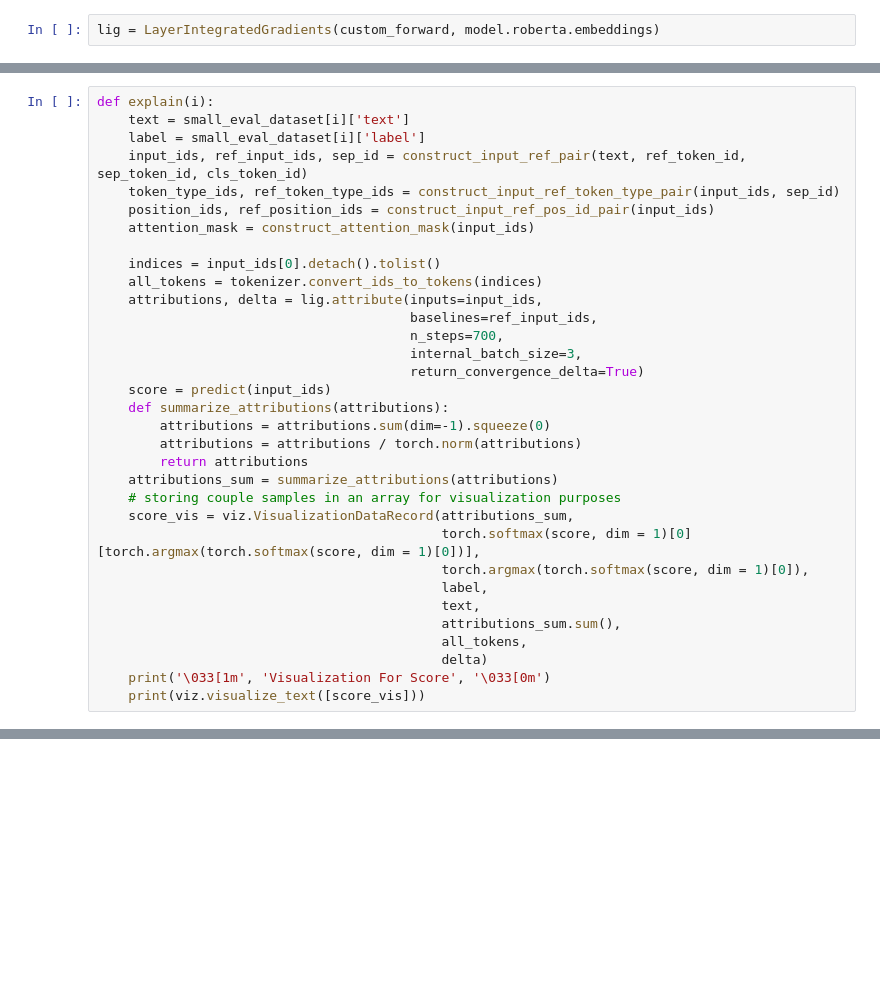
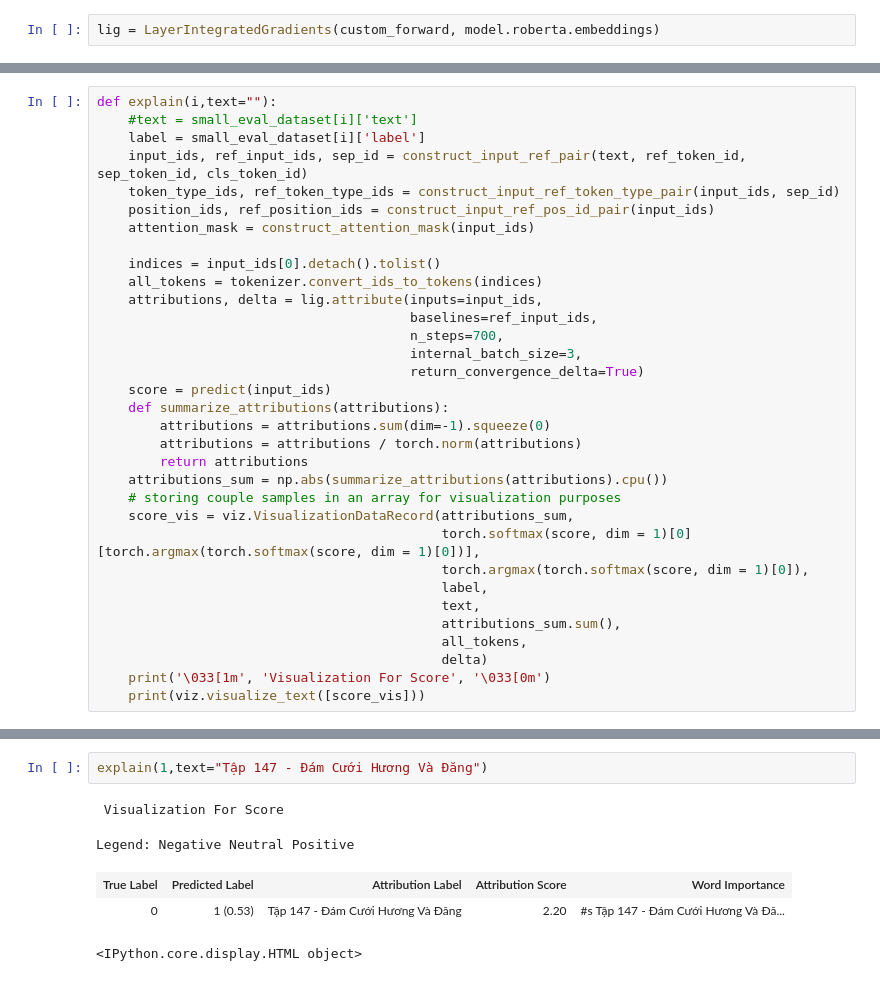
Before and after one commit to tu-leminh/Thesis2019, a Jupyter notebook: title_w_IG.ipynb, the cells around one changed output, grey strips where cells are left out. Drawn from its saved outputs; the diff is of its cells as text; blank space fills up the shorter version.

```diff
--- a/title_w_IG.ipynb
+++ b/title_w_IG.ipynb
@@ -208,6 +329,6 @@ lig = LayerIntegratedGradients(custom_forward, model.roberta.embeddings)
 # %%
-def explain(i):
-    text = small_eval_dataset[i]['text']
+def explain(i,text=""):
+    #text = small_eval_dataset[i]['text']
     label = small_eval_dataset[i]['label']
     input_ids, ref_input_ids, sep_id = construct_input_ref_pair(text, ref_token_id, sep_token_id, cls_token_id)
     token_type_ids, ref_token_type_ids = construct_input_ref_token_type_pair(input_ids, sep_id)
@@ -226,7 +347,7 @@ def explain(i):
         attributions = attributions.sum(dim=-1).squeeze(0)
         attributions = attributions / torch.norm(attributions)
         return attributions
-    attributions_sum = summarize_attributions(attributions)
+    attributions_sum = np.abs(summarize_attributions(attributions).cpu())
     # storing couple samples in an array for visualization purposes
     score_vis = viz.VisualizationDataRecord(attributions_sum,
                                             torch.softmax(score, dim = 1)[0][torch.argmax(torch.softmax(score, dim = 1)[0])],
@@ -264,0 +362,8 @@ Legend: Negative Neutral Positive
+# %%
+explain(1,text="Tập 147 - Đám Cưới Hương Và Đăng")
+# %% [output]
+ Visualization For Score
+Legend: Negative Neutral Positive
+| True Label | Predicted Label | Attribution Label | Attribution Score | Word Importance |
+| 0 | 1 (0.53) | Tập 147 - Đám Cưới Hương Và Đăng | 2.20 | #s Tập 147 - Đám Cưới Hương Và Đă... |
+<IPython.core.display.HTML object>
```
Also changed, not shown: parts of 24 cells of this notebook, 1 other file.
